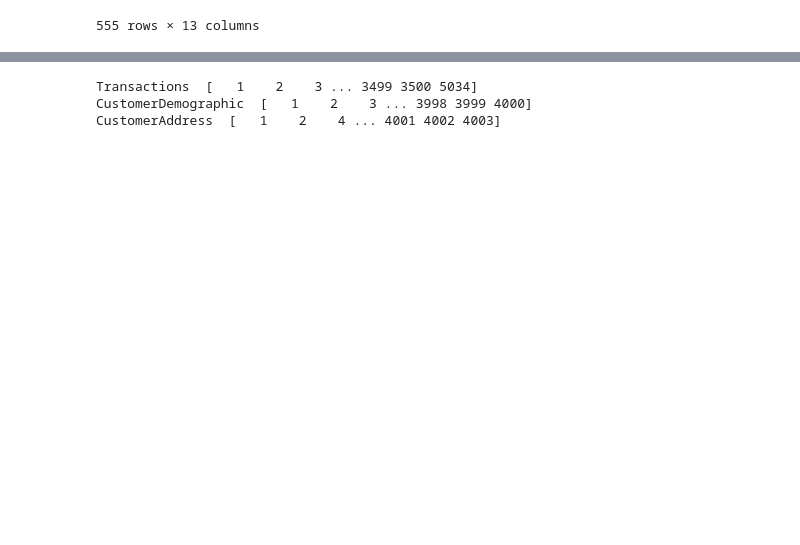
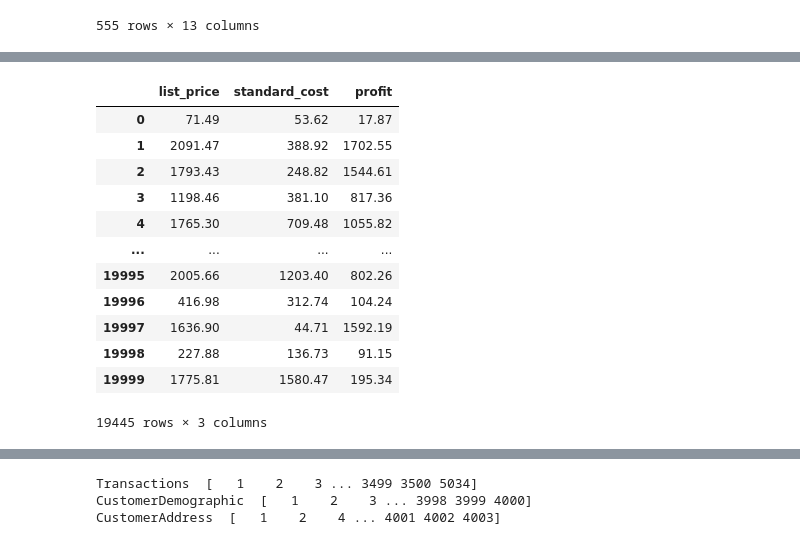
Before and after one commit to dhanashrikandre/Forage_KPMG_DataAnalytics, a Jupyter notebook: EDA/DataCleaning.ipynb, the cells around one changed output, grey strips where cells are left out. Drawn from its saved outputs; the diff is of its cells as text; code cells hidden in the pictures; blank space fills up the shorter version.

```diff
--- a/EDA/DataCleaning.ipynb
+++ b/EDA/DataCleaning.ipynb
@@ -223,3 +377,21 @@ tran.head()
+# %%
+#add profit column
+tran['profit']=tran['list_price']-tran['standard_cost']
+tran[['list_price', 'standard_cost', 'profit']]
+# %% [output]
+|  | list_price | standard_cost | profit |
+| 0 | 71.49 | 53.62 | 17.87 |
+| 1 | 2091.47 | 388.92 | 1702.55 |
+| 2 | 1793.43 | 248.82 | 1544.61 |
+| 3 | 1198.46 | 381.10 | 817.36 |
+| 4 | 1765.30 | 709.48 | 1055.82 |
+| ... | ... | ... | ... |
+| 19995 | 2005.66 | 1203.40 | 802.26 |
+| 19996 | 416.98 | 312.74 | 104.24 |
+| 19997 | 1636.90 | 44.71 | 1592.19 |
+| 19998 | 227.88 | 136.73 | 91.15 |
+| 19999 | 1775.81 | 1580.47 | 195.34 |
+19445 rows × 3 columns
 # %%
 print("Transactions ",tran.shape)
 print("CustomerDemographic ",cdemo.shape)
```
Also changed, not shown: parts of 33 cells of this notebook.
